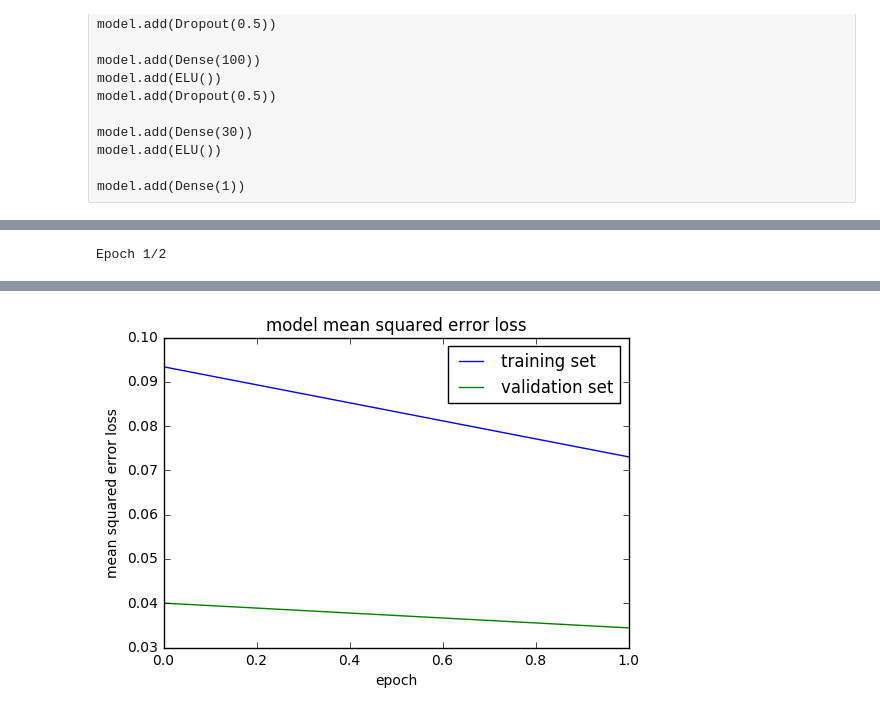
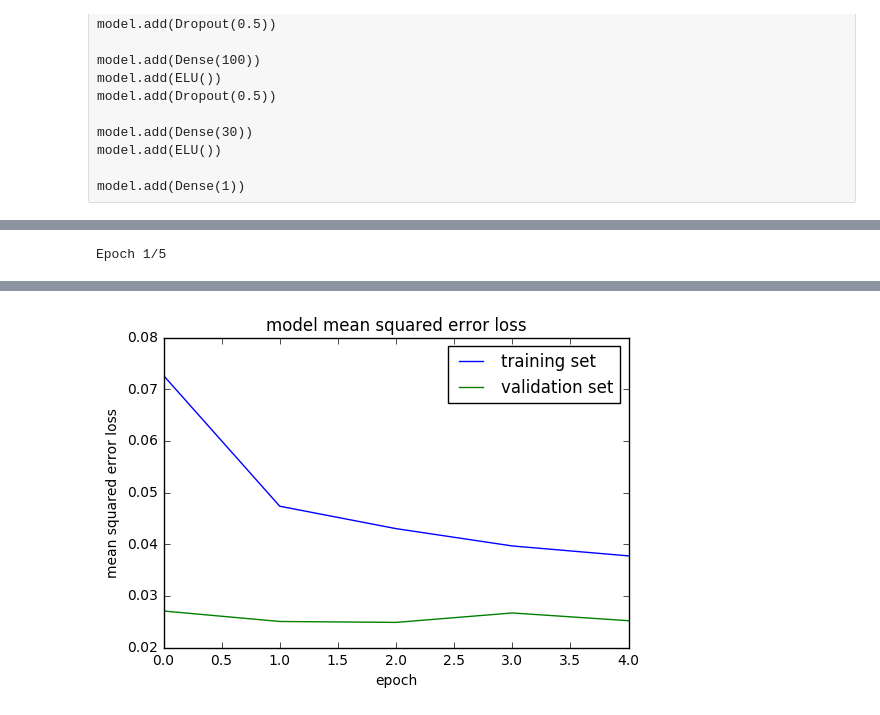
Before and after one commit to karanj1/SDCar, a Jupyter notebook: CarND-Behavioral-Cloning-P3/test6.ipynb, the cells around one changed output, grey strips where cells are left out. Drawn from its saved outputs; the diff is of its cells as text; code cells hidden in the pictures.

```diff
--- a/CarND-Behavioral-Cloning-P3/test6.ipynb
+++ b/CarND-Behavioral-Cloning-P3/test6.ipynb
@@ -29,7 +29,7 @@ for j in range(1):
              # skip it if ~0 speed - not representative of driving behavior
             if float(line[6]) < 0.1 :
                 continue
-            if (float(line[3])>0.01 and float(line[3])<0.9) or (float(line[3])>-0.9 and float(line[3])<-0.01):
+            if (float(line[3])>0.01 and float(line[3])<0.99) or (float(line[3])>-0.99 and float(line[3])<-0.01):
                 samples.append(line)
             else:
                 select_prob = np.random.random()
@@ -285,3 +268,27 @@ for i in range(6):
+# %%
+
+
+def SubSample2(car_images, steering_angles):
+    # determine keep probability for each bin: if below avg_samples_per_bin, keep all; otherwise keep prob is proportional
+    # to number of samples above the average, so as to bring the number of samples for that bin down to the average
+    keep_probs2 = []
+    car_images3 = []
+    steering_angles3 = []
+    target = 5 #128/25 , 128 is batch size and 25 is no of bins # target threshold is er batch of batch_size
+    for i in range(num_bins):
+        #print(bins[i])
+        if hist[i] < target:
+            keep_probs2.append(1.)
+        else:
+            keep_probs2.append(1./(hist[i]/target))
+    for i in range(len(steering_angles)):
+        for j in range(num_bins):
+            if steering_angles[i] > bins[j] and steering_angles[i] <= bins[j+1]:
+                # delete from X and y with probability 1 - keep_probs[j]
+                if np.random.rand() < keep_probs2[j] and steering_angles[i]>=-0.99 and steering_angles[i]<=0.99:
+                    car_images3.append(car_images[i])
+                    steering_angles3.append(steering_angles[i])
+    return car_images3,steering_angles3
 # %%
 h_angles = []
 def generator(samples, augment=True, batch_size=128):
@@ -300,14 +307,17 @@ def generator(samples, augment=True, batch_size=128):
                     #if i == len(batch_samples) - 1 and offset >= (num_samples-batch_size):
                         #histogram(steering_angles)
                 else:
-                    Augmentation_None(row, car_images, steering_angles)
+                    Augmentation(row, car_images, steering_angles)
 
-            # trim image to only see section with road
-            X_train = np.array(car_images)
-            y_train = np.array(steering_angles)
+            if augment==True:
+                car_images3,steering_angles3 = SubSample2(car_images, steering_angles)
+                h_angles.append(steering_angles3)
+                X_train = np.array(car_images3)
+                y_train = np.array(steering_angles3)
+            else:
+                X_train = np.array(car_images)
+                y_train = np.array(steering_angles)
             #print(X_train.shape, y_train.shape)
-            if augment==True:
-                h_angles.append(steering_angles)
             yield sklearn.utils.shuffle(X_train, y_train)
 # %%
 # compile and train the model using the generator function
@@ -393,7 +403,7 @@ model.compile(loss='mse', optimizer=Adam(lr=1e-4))
 #model.fit(X_train, y_train,validation_split=0.2, shuffle=True, nb_epoch=7)
 history_object = model.fit_generator(train_generator, samples_per_epoch= \
             len(train_samples)*2, validation_data=validation_generator, \
-            nb_val_samples=len(validation_samples)*2, nb_epoch=2, verbose=1)          #https://keras.io/models/sequential/#fit_generator
+            nb_val_samples=len(validation_samples)*2, nb_epoch=5, verbose=1)          #https://keras.io/models/sequential/#fit_generator
 
 ### print the keys contained in the history object
 print(history_object.history.keys())
@@ -409,4 +419,4 @@ plt.show()
 
 model.save('model_test.h5')
 # %% [output]
-Epoch 1/2
+Epoch 1/5
@@ -416,3 +432,3 @@ Epoch 2/2
 dict_keys(['val_loss', 'loss'])
-[figure, old version]
+[figure, new version]
 # %%
```
Also changed, not shown: parts of 12 cells of this notebook.
